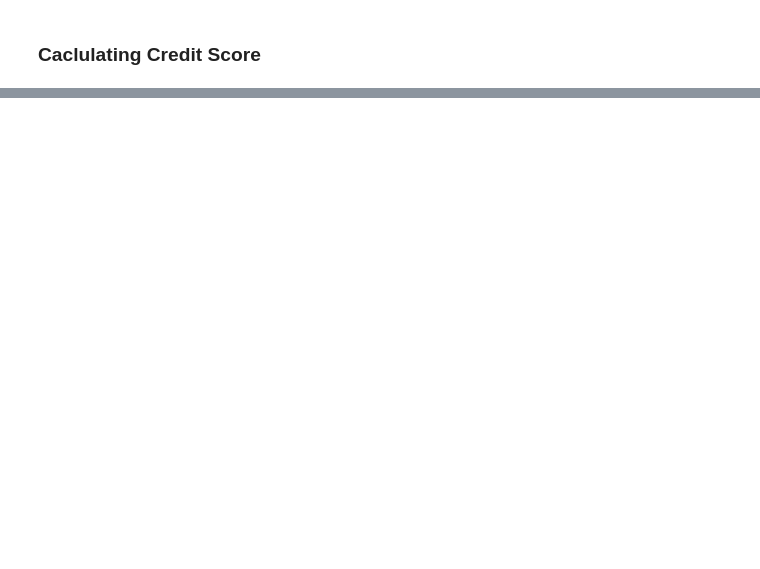
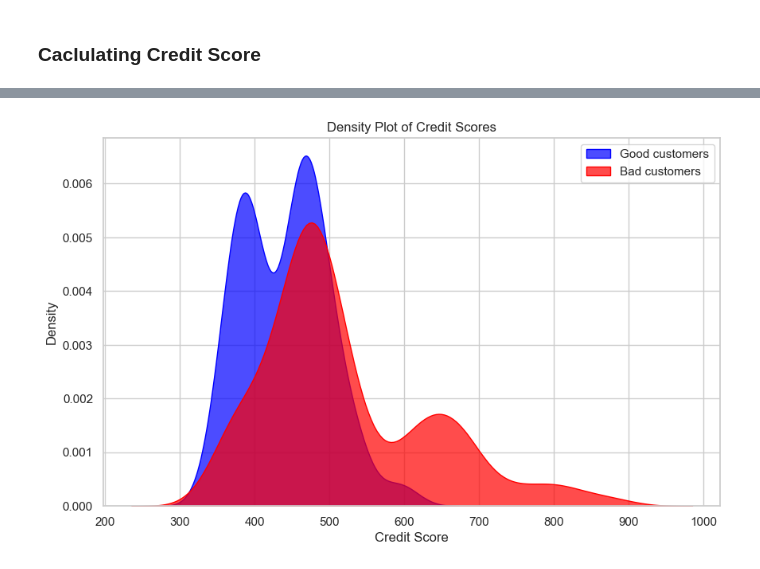
Before and after one commit to josecaloca/Loan-Prediction, a Jupyter notebook: loan_prediction_scorecard.ipynb, the cells around one changed output, grey strips where cells are left out. Saved outputs shown, nothing was run; the diff lists cells and outputs as text; code cells hidden in the pictures; blank space fills up the shorter version.

Commit message:
extra graph

```diff
--- a/loan_prediction_scorecard.ipynb
+++ b/loan_prediction_scorecard.ipynb
@@ -1678,3 +1678,24 @@ credit_score_per_customer.head()
 | 38 | 428.0 | 0 | 1 | 1 | 0 | 0 | ... |
 | 44 | 523.0 | 0 | 1 | 0 | 0 | 0 | ... |
 | 48 | 503.0 | 0 | 1 | 0 | 0 | 0 | ... |
+# %%
+credit_score_per_customer = credit_score_per_customer.reset_index()
+temp = credit_score_per_customer[['CLIENT_ID', 'CREDIT_SCORE']].merge(df_actual_predicted_probs[['CLIENT_ID', 'loan_data_targets_test']], on = 'CLIENT_ID', how = 'left')
+# %%
+sns.set(style='whitegrid', palette='pastel')
+
+plt.figure(figsize=(10, 6))
+
+sns.kdeplot(data=temp[temp['loan_data_targets_test'] == 0]['CREDIT_SCORE'], fill=True, color='blue', label='Good customers', alpha=0.7)
+
+sns.kdeplot(data=temp[temp['loan_data_targets_test'] == 1]['CREDIT_SCORE'], fill=True, color='red', label='Bad customers', alpha=0.7)
+
+plt.xlabel('Credit Score')
+plt.ylabel('Density')
+plt.title('Density Plot of Credit Scores')
+
+plt.legend()
+
+plt.show()
+# %% [output]
+[figure, added]
```
Also changed, not shown: parts of 18 cells of this notebook.
